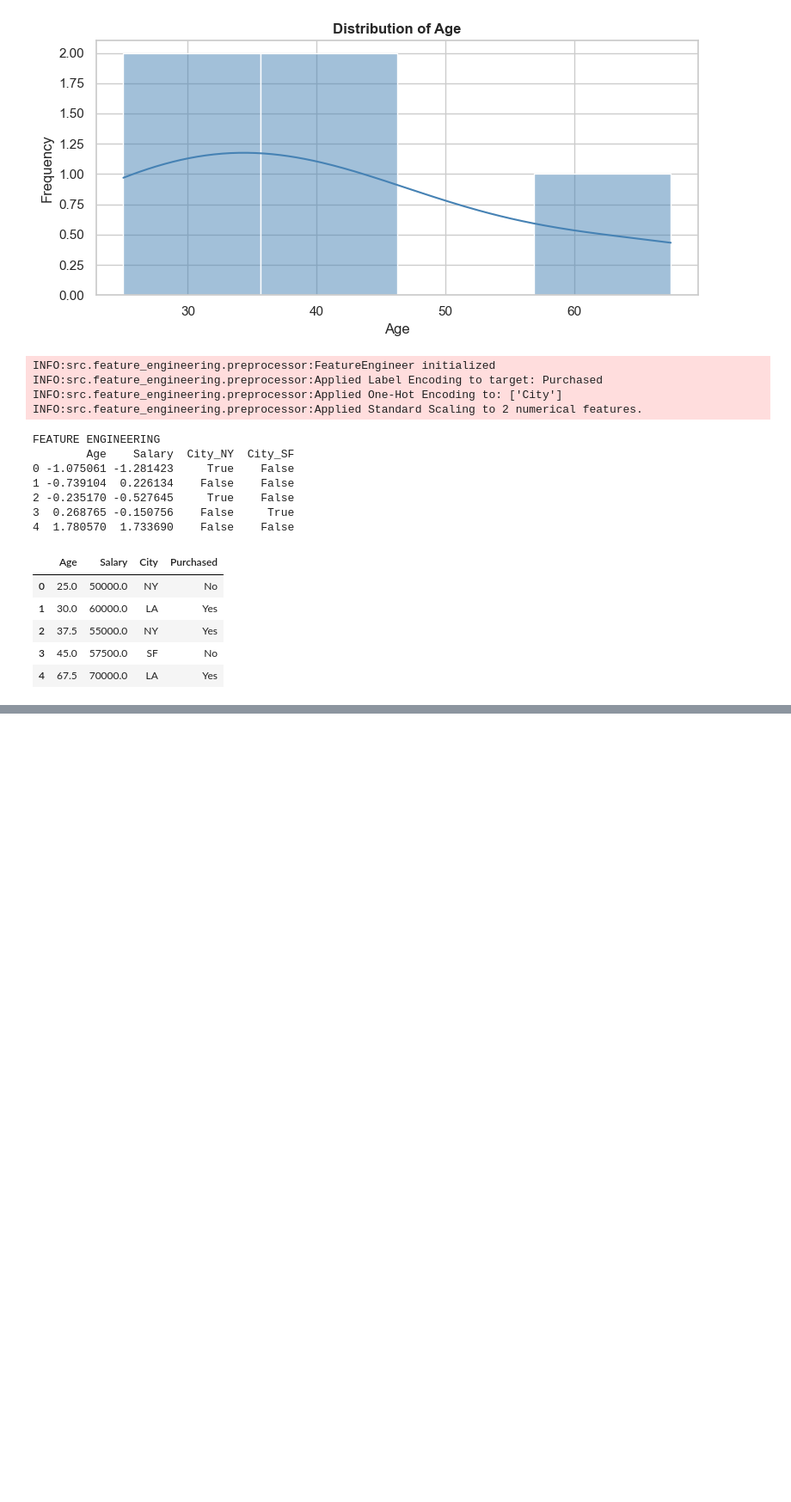
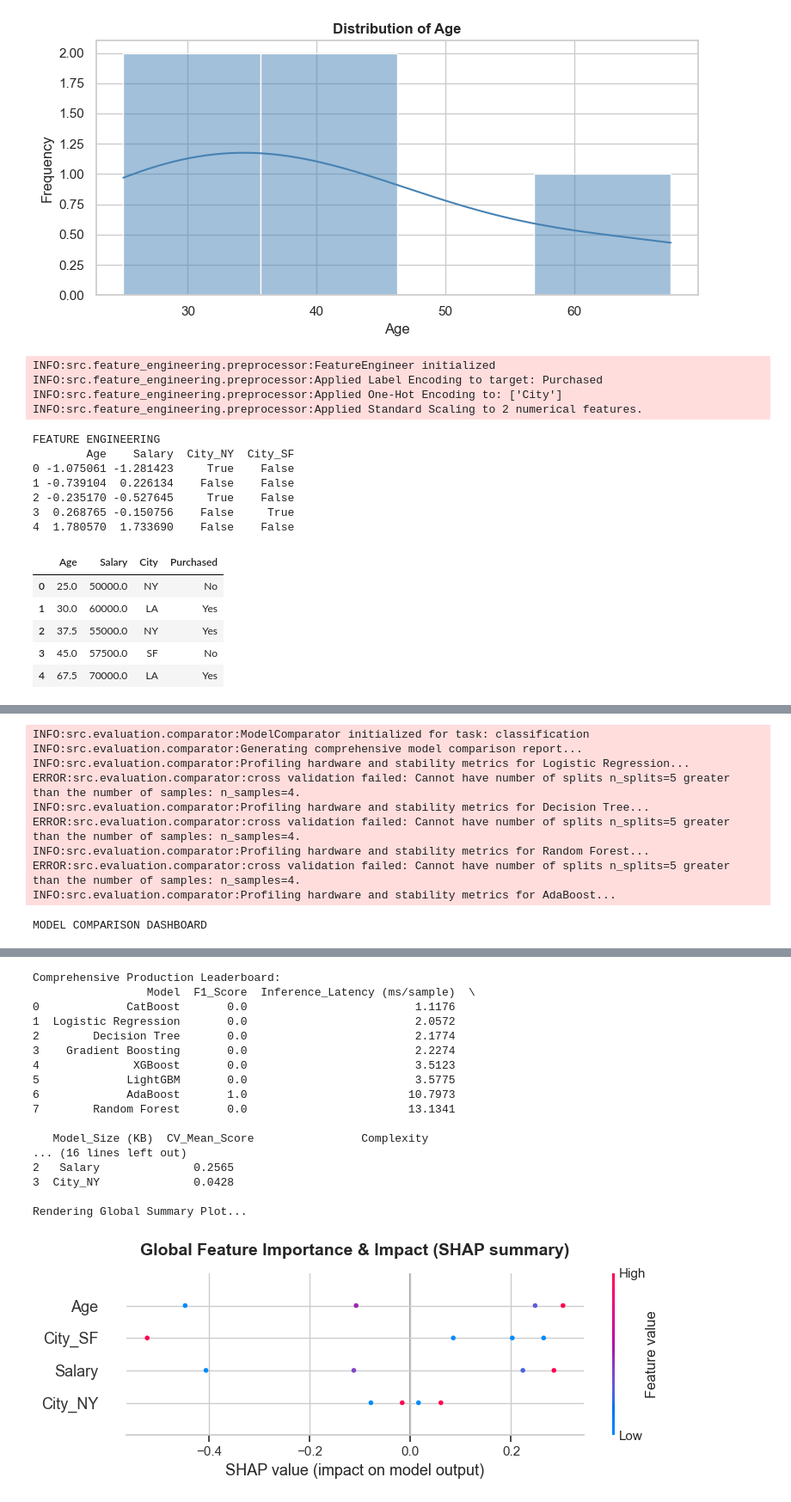
Before and after one commit to mrunmayee3108/AutoML-Studio, a Jupyter notebook: AutoML_studio/notebooks/01_testing_pipeline.ipynb, the cells around one changed output, grey strips where cells are left out. Shown at 86% size. Drawn from its saved outputs; the diff is of its cells as text; code cells hidden in the pictures; blank space fills up the shorter version.

Commit message:
shap

```diff
--- a/AutoML_studio/notebooks/01_testing_pipeline.ipynb
+++ b/AutoML_studio/notebooks/01_testing_pipeline.ipynb
@@ -153,0 +154,19 @@ CatBoost: 1.6737 seconds
+# %%
+from src.evaluation.evaluator import ModelEvaluator
+from src.tuning.tuner import HyperparameterTuner
+
+print("--- MODEL LEADERBOARD ---")
+evaluator = ModelEvaluator(task_type=task)
+
+leaderboard = evaluator.evaluate_models(training_results, X_test, y_test)
+print(leaderboard)
+
+print("\n--- HYPERPARAMETER TUNING ---")
+best_model_name = leaderboard.iloc[0]['Model']
+best_model_obj = training_results[best_model_name][0]
+
+print(f"Attempting to tune the winning model: {best_model_name}")
+tuner = HyperparameterTuner(task_type=task)
+tuned_model = tuner.tune_model(best_model_name, best_model_obj, X_train, y_train)
+
+print(f"\nTuning process finished. Returned model: {tuned_model}")
@@ -153,0 +205,43 @@ CatBoost: 1.6737 seconds
+# %%
+# testing Comparison Dashboard and Explainable AI
+import logging
+from src.evaluation.comparator import ModelComparator
+from src.explainability.shap_explainer import SHAPExplainer
+
+print("MODEL COMPARISON DASHBOARD")
+comparator = ModelComparator(task_type=task)
+
+full_report = comparator.generate_comparison_report(
+    trained_models=training_results,
+    leaderboard_df=leaderboard,
+    X_train=X_train,
+    y_train=y_train,
+    X_test=X_test
+)
+
+print("\nComprehensive Production Leaderboard:")
+print(full_report[['Model', 'F1_Score', 'Inference_Latency (ms/sample)', 'Model_Size (KB)', 'CV_Mean_Score', 'Complexity']])
+
+print("\nSHAP EXPLAINABLE AI")
+champion_model_name = full_report.iloc[0]['Model']
+champion_model_obj = training_results[champion_model_name][0]
+print(f"Initializing SHAP Explainer for Champion Model: {champion_model_name}...")
+explainer = SHAPExplainer(model=champion_model_obj, X_train=X_train, task_type=task)
+
+print("\nTop Feature Importances by SHAP:")
+print(explainer.get_feature_importance_dataframe())
+
+print("\nRendering Global Summary Plot...")
+global_fig = explainer.plot_global_summary(X_train)
+global_fig
+# %% [output]
+INFO:src.evaluation.comparator:ModelComparator initialized for task: classification
+INFO:src.evaluation.comparator:Generating comprehensive model comparison report...
+INFO:src.evaluation.comparator:Profiling hardware and stability metrics for Logistic Regression...
+ERROR:src.evaluation.comparator:cross validation failed: Cannot have number of splits n_splits=5 greater than the number of samples: n_samples=4.
+INFO:src.evaluation.comparator:Profiling hardware and stability metrics for Decision Tree...
+ERROR:src.evaluation.comparator:cross validation failed: Cannot have number of splits n_splits=5 greater than the number of samples: n_samples=4.
+INFO:src.evaluation.comparator:Profiling hardware and stability metrics for Random Forest...
+ERROR:src.evaluation.comparator:cross validation failed: Cannot have number of splits n_splits=5 greater than the number of samples: n_samples=4.
+INFO:src.evaluation.comparator:Profiling hardware and stability metrics for AdaBoost...
+MODEL COMPARISON DASHBOARD
@@ -153,0 +261,18 @@ CatBoost: 1.6737 seconds
+Comprehensive Production Leaderboard:
+                 Model  F1_Score  Inference_Latency (ms/sample)  \
+0             CatBoost       0.0                         1.1176
+1  Logistic Regression       0.0                         2.0572
+2        Decision Tree       0.0                         2.1774
+3    Gradient Boosting       0.0                         2.2274
+4              XGBoost       0.0                         3.5123
+5             LightGBM       0.0                         3.5775
+6             AdaBoost       1.0                        10.7973
+7        Random Forest       0.0                        13.1341
+
+   Model_Size (KB)  CV_Mean_Score                Complexity
+... (16 lines left out)
+2   Salary              0.2565
+3  City_NY              0.0428
+
+Rendering Global Summary Plot...
+[figure, added]
```
Also changed, not shown: parts of 4 cells of this notebook, 6 other files.
